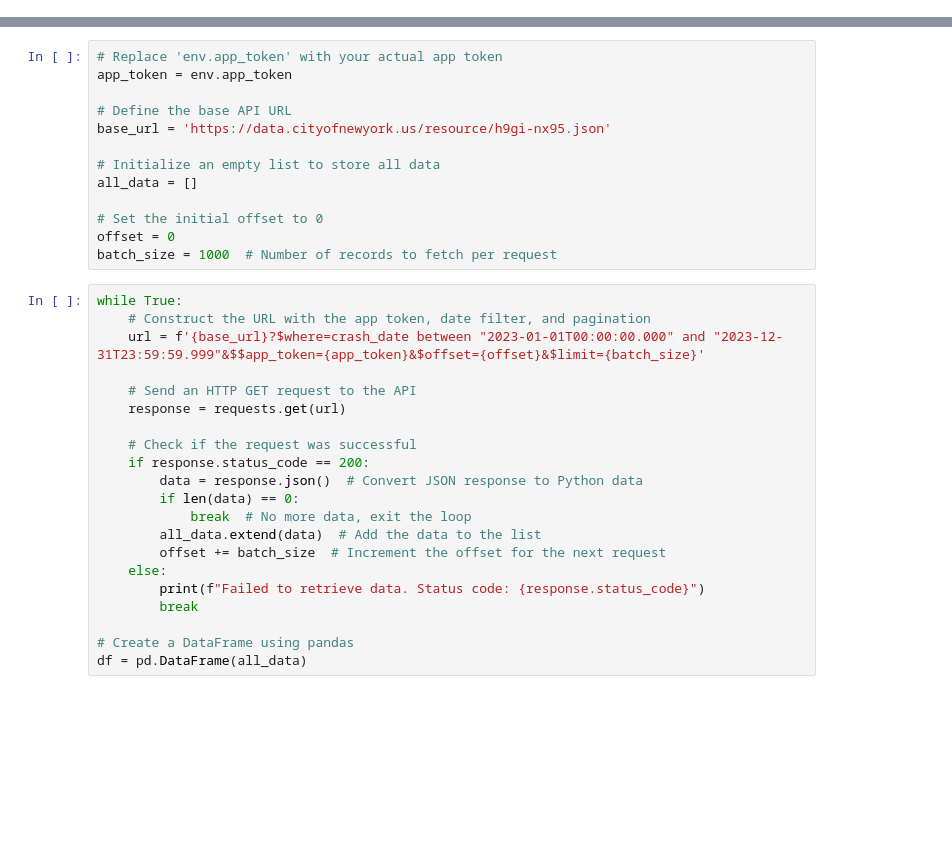
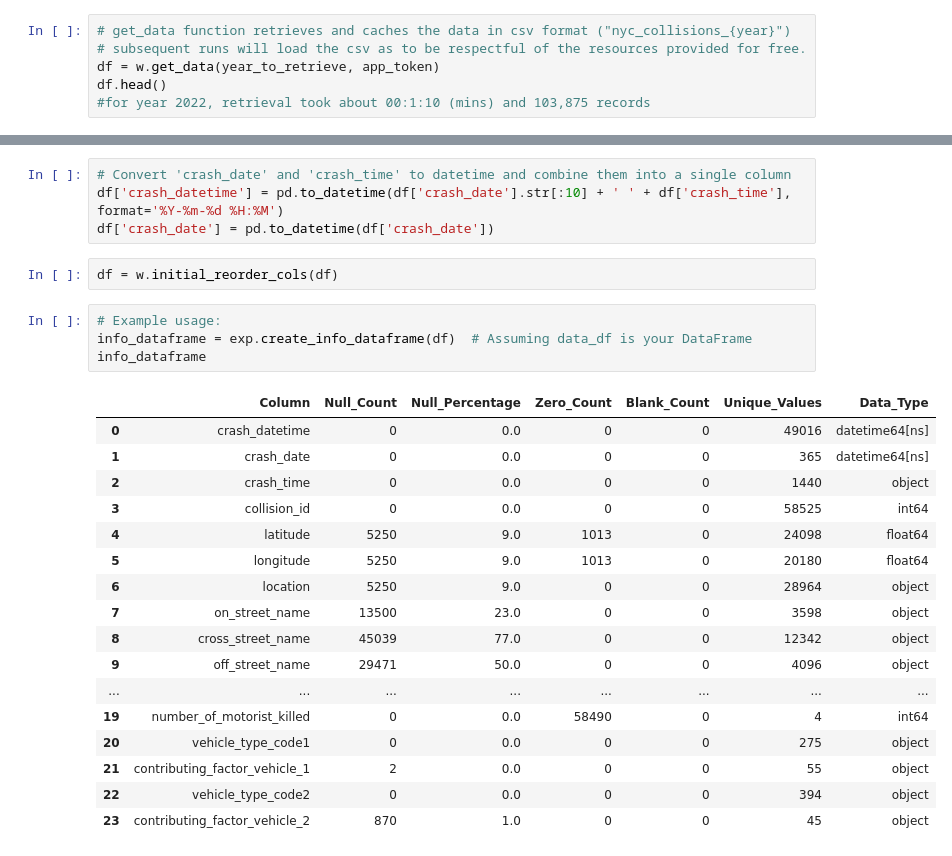
Before and after one commit to Jonathan-Garcia1/new-york-vehicle-collisions, a Jupyter notebook: explore.ipynb, the cells around one changed output, grey strips where cells are left out. Drawn from its saved outputs; the diff is of its cells as text; blank space fills up the shorter version.

```diff
--- a/explore.ipynb
+++ b/explore.ipynb
@@ -23,0 +19,6 @@ Data for 2021 retrieved and saved to ny_collision2021.csv.
+# %%
+# get_data function retrieves and caches the data in csv format ("nyc_collisions_{year}")
+# subsequent runs will load the csv as to be respectful of the resources provided for free.
+df = w.get_data(year_to_retrieve, app_token)
+df.head()
+#for year 2022, retrieval took about 00:1:10 (mins) and 103,875 records
@@ -44,34 +53,28 @@ memory usage: 453.2+ KB
-# %%
-# Replace 'env.app_token' with your actual app token
-app_token = env.app_token
-
-# Define the base API URL
-base_url = 'https://data.cityofnewyork.us/resource/h9gi-nx95.json'
-
-# Initialize an empty list to store all data
-all_data = []
-
-# Set the initial offset to 0
-offset = 0
-batch_size = 1000  # Number of records to fetch per request
-# %%
-while True:
-    # Construct the URL with the app token, date filter, and pagination
-    url = f'{base_url}?$where=crash_date between "2023-01-01T00:00:00.000" and "2023-12-31T23:59:59.999"&$$app_token={app_token}&$offset={offset}&$limit={batch_size}'
-
-    # Send an HTTP GET request to the API
-    response = requests.get(url)
-
-    # Check if the request was successful
-    if response.status_code == 200:
-        data = response.json()  # Convert JSON response to Python data
-        if len(data) == 0:
-            break  # No more data, exit the loop
-        all_data.extend(data)  # Add the data to the list
-        offset += batch_size  # Increment the offset for the next request
-    else:
-        print(f"Failed to retrieve data. Status code: {response.status_code}")
-        break
-
-# Create a DataFrame using pandas
-df = pd.DataFrame(all_data)
+# %%
+# Convert 'crash_date' and 'crash_time' to datetime and combine them into a single column
+df['crash_datetime'] = pd.to_datetime(df['crash_date'].str[:10] + ' ' + df['crash_time'], format='%Y-%m-%d %H:%M')
+df['crash_date'] = pd.to_datetime(df['crash_date'])
+# %%
+df = w.initial_reorder_cols(df)
+# %%
+# Example usage:
+info_dataframe = exp.create_info_dataframe(df)  # Assuming data_df is your DataFrame
+info_dataframe
+# %% [output]
+|  | Column | Null_Count | Null_Percentage | Zero_Count | Blank_Count | Unique_Values | Data_Type |
+| 0 | crash_datetime | 0 | 0.0 | 0 | 0 | 49016 | datetime64[ns] |
+| 1 | crash_date | 0 | 0.0 | 0 | 0 | 365 | datetime64[ns] |
+| 2 | crash_time | 0 | 0.0 | 0 | 0 | 1440 | object |
+| 3 | collision_id | 0 | 0.0 | 0 | 0 | 58525 | int64 |
+| 4 | latitude | 5250 | 9.0 | 1013 | 0 | 24098 | float64 |
+| 5 | longitude | 5250 | 9.0 | 1013 | 0 | 20180 | float64 |
+| 6 | location | 5250 | 9.0 | 0 | 0 | 28964 | object |
+| 7 | on_street_name | 13500 | 23.0 | 0 | 0 | 3598 | object |
+| 8 | cross_street_name | 45039 | 77.0 | 0 | 0 | 12342 | object |
+| 9 | off_street_name | 29471 | 50.0 | 0 | 0 | 4096 | object |
+| ... | ... | ... | ... | ... | ... | ... | ... |
+| 19 | number_of_motorist_killed | 0 | 0.0 | 58490 | 0 | 4 | int64 |
+| 20 | vehicle_type_code1 | 0 | 0.0 | 0 | 0 | 275 | object |
+| 21 | contributing_factor_vehicle_1 | 2 | 0.0 | 0 | 0 | 55 | object |
+| 22 | vehicle_type_code2 | 0 | 0.0 | 0 | 0 | 394 | object |
+| 23 | contributing_factor_vehicle_2 | 870 | 1.0 | 0 | 0 | 45 | object |
```
Also changed, not shown: parts of 15 cells of this notebook, 3 other files.
